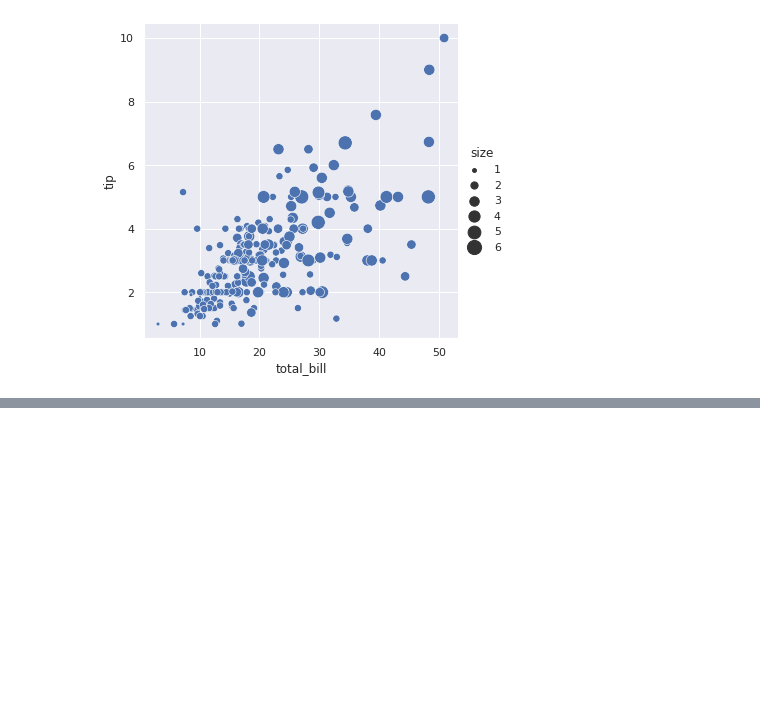
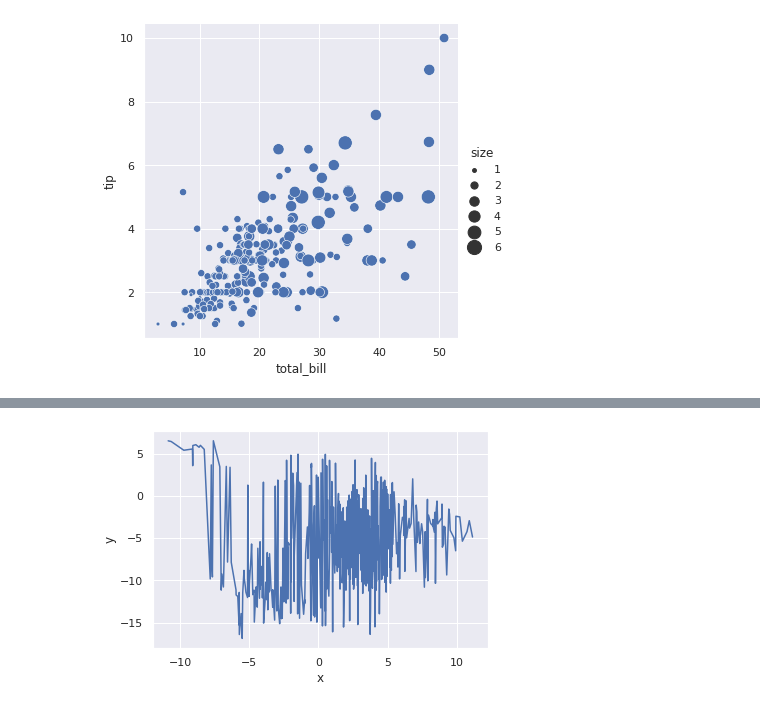
Before and after one commit to luisbarboza27/Notebooks_CA0502, a Jupyter notebook: Semana_5_2.ipynb, the cells around one changed output, grey strips where cells are left out. Cells and saved outputs as stored; diff of their text form; code cells hidden in the pictures; blank space fills up the shorter version.

```diff
--- a/Semana_5_2.ipynb
+++ b/Semana_5_2.ipynb
@@ -201,0 +219,3 @@ sns.relplot(x="total_bill", y="tip", size="size", sizes=(15, 200), data=tips);
+# %%
+df = pd.DataFrame(np.random.randn(500, 2).cumsum(axis=0), columns=["x", "y"])
+df.head()
@@ -201,0 +229,4 @@ sns.relplot(x="total_bill", y="tip", size="size", sizes=(15, 200), data=tips);
+# %%
+sns.lineplot(x="x", y="y", data=df);
+# %% [output]
+[figure, added]
```
Also changed, not shown: parts of 18 cells of this notebook.
